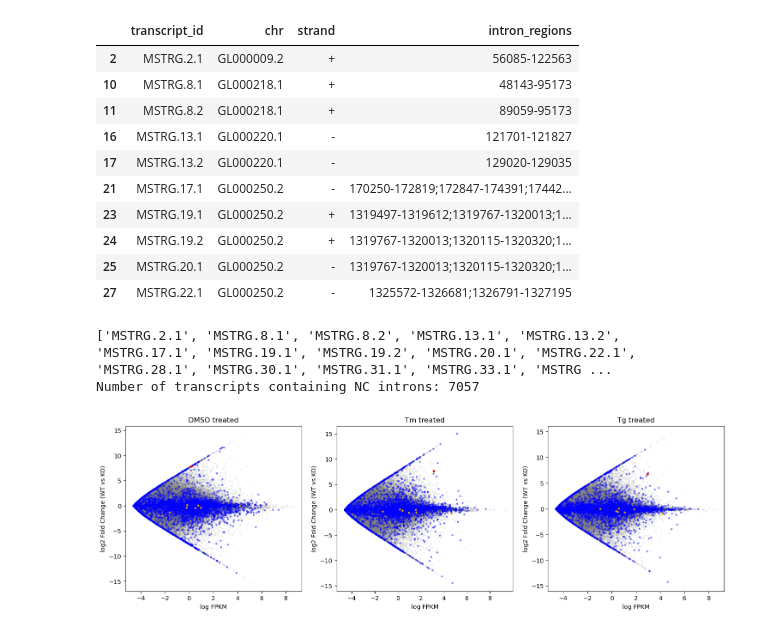
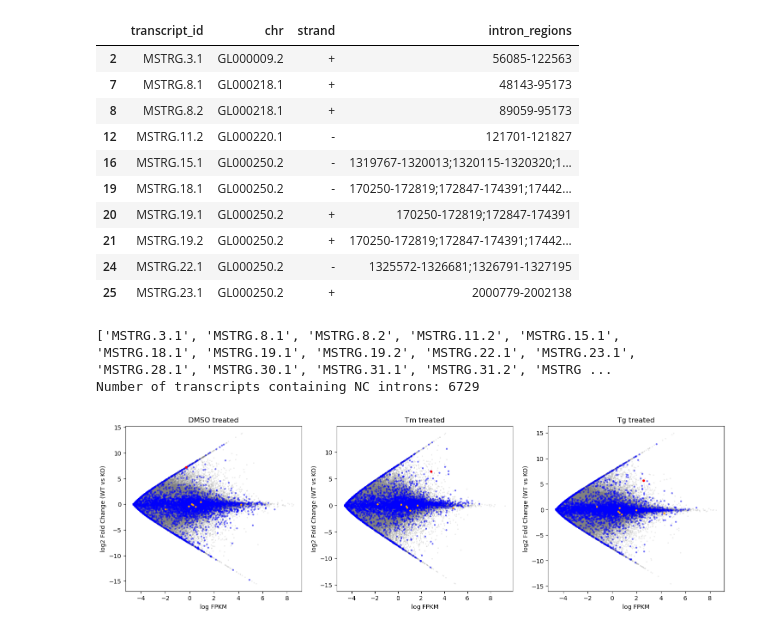
Before and after one commit to SamsaraF/non_canonical_splicing, a Jupyter notebook: workflow/notebooks/stringtie.ipynb, the cells around one changed output. Cells and saved outputs as stored; diff of their text form; code cells hidden in the pictures.

```diff
--- a/workflow/notebooks/stringtie.ipynb
+++ b/workflow/notebooks/stringtie.ipynb
@@ -5,14 +5,14 @@ from collections import defaultdict
 
 os.chdir('/data2/zhoulab/fanweiliang/mouse_IER1_splicing')
 
-all_introns = pd.read_table('results/hela_tm_tg_mix/stringtie_viral/merged.splice_sites.with_types.tsv')
+all_introns = pd.read_table('results/hela_tm_tg_mix/stringtie_viral_porechopabi/merged.splice_sites.with_types.tsv')
 nc_introns = all_introns[all_introns['splice_type'] == 'NC']
 nc_introns_dict = defaultdict(list)
 for idx, row in nc_introns.iterrows():
     nc_introns_dict[f'{row["chr"]}_{row["strand"]}'].append(f'{row["start"]}-{row["end"]}')
 
 all_transcripts = pd.read_table(
-    'results/hela_tm_tg_mix/stringtie_viral/merged.transcript_intron_regions.tsv',
+    'results/hela_tm_tg_mix/stringtie_viral_porechopabi/merged.transcript_intron_regions.tsv',
     header=None, names=['transcript_id', 'chr', 'strand', 'intron_regions'],
     dtype={'transcript_id': str, 'chr': str, 'strand': str, 'intron_regions': str}
 )
@@ -30,23 +30,23 @@ nc_transcripts = all_transcripts[all_transcripts.apply(check_whether_contains_nc
 nc_transcripts.head(10)
 # %% [output]
 |  | transcript_id | chr | strand | intron_regions |
-| 2 | MSTRG.2.1 | GL000009.2 | + | 56085-122563 |
-| 10 | MSTRG.8.1 | GL000218.1 | + | 48143-95173 |
-| 11 | MSTRG.8.2 | GL000218.1 | + | 89059-95173 |
-| 16 | MSTRG.13.1 | GL000220.1 | - | 121701-121827 |
-| 17 | MSTRG.13.2 | GL000220.1 | - | 129020-129035 |
-| 21 | MSTRG.17.1 | GL000250.2 | - | 170250-172819;172847-174391;17442... |
-| 23 | MSTRG.19.1 | GL000250.2 | + | 1319497-1319612;1319767-1320013;1... |
-| 24 | MSTRG.19.2 | GL000250.2 | + | 1319767-1320013;1320115-1320320;1... |
-| 25 | MSTRG.20.1 | GL000250.2 | - | 1319767-1320013;1320115-1320320;1... |
-| 27 | MSTRG.22.1 | GL000250.2 | - | 1325572-1326681;1326791-1327195 |
+| 2 | MSTRG.3.1 | GL000009.2 | + | 56085-122563 |
+| 7 | MSTRG.8.1 | GL000218.1 | + | 48143-95173 |
+| 8 | MSTRG.8.2 | GL000218.1 | + | 89059-95173 |
+| 12 | MSTRG.11.2 | GL000220.1 | - | 121701-121827 |
+| 16 | MSTRG.15.1 | GL000250.2 | - | 1319767-1320013;1320115-1320320;1... |
+| 19 | MSTRG.18.1 | GL000250.2 | - | 170250-172819;172847-174391;17442... |
+| 20 | MSTRG.19.1 | GL000250.2 | + | 170250-172819;172847-174391 |
+| 21 | MSTRG.19.2 | GL000250.2 | + | 170250-172819;172847-174391;17442... |
+| 24 | MSTRG.22.1 | GL000250.2 | - | 1325572-1326681;1326791-1327195 |
+| 25 | MSTRG.23.1 | GL000250.2 | + | 2000779-2002138 |
 # %%
 import os
 
 os.chdir('/data2/zhoulab/fanweiliang/mouse_IER1_splicing')
 
 nc_transcripts_ids = []
-nc_ids_cache = 'results/hela_tm_tg_mix/stringtie_viral/nc_transcripts_ids.txt'
+nc_ids_cache = 'results/hela_tm_tg_mix/stringtie_viral_porechopabi/nc_transcripts_ids.txt'
 if os.path.exists(nc_ids_cache):
     with open(nc_ids_cache, 'r') as f:
         nc_transcripts_ids = [line.strip() for line in f]
@@ -59,8 +59,8 @@ else:
 print(nc_transcripts_ids[:20])
 print(f'Number of transcripts containing NC introns: {len(nc_transcripts_ids)}')
 # %% [output]
-['MSTRG.2.1', 'MSTRG.8.1', 'MSTRG.8.2', 'MSTRG.13.1', 'MSTRG.13.2', 'MSTRG.17.1', 'MSTRG.19.1', 'MSTRG.19.2', 'MSTRG.20.1', 'MSTRG.22.1', 'MSTRG.28.1', 'MSTRG.30.1', 'MSTRG.31.1', 'MSTRG.33.1', 'MSTRG ...
-Number of transcripts containing NC introns: 7057
+['MSTRG.3.1', 'MSTRG.8.1', 'MSTRG.8.2', 'MSTRG.11.2', 'MSTRG.15.1', 'MSTRG.18.1', 'MSTRG.19.1', 'MSTRG.19.2', 'MSTRG.22.1', 'MSTRG.23.1', 'MSTRG.28.1', 'MSTRG.30.1', 'MSTRG.31.1', 'MSTRG.31.2', 'MSTRG ...
+Number of transcripts containing NC introns: 6729
 # %%
 import numpy as np
 import pandas as pd
@@ -74,13 +74,13 @@ stringtie_transcripts = pd.DataFrame()
 for i, sample in enumerate(samples):
     if i == 0:
         stringtie_transcripts = pd.read_csv(
-            f'results/hela_tm_tg_mix/stringtie_viral/{sample}/t_data.ctab',
+            f'results/hela_tm_tg_mix/stringtie_viral_porechopabi/{sample}/t_data.ctab',
             sep='\t', usecols=['chr', 'start', 'end', 't_id', 't_name', 'gene_id', 'FPKM'], index_col='t_id'
         )
         stringtie_transcripts.rename(columns={'FPKM': sample}, inplace=True)
     else:
         tmp_transcripts = pd.read_csv(
-            f'results/hela_tm_tg_mix/stringtie_viral/{sample}/t_data.ctab',
+            f'results/hela_tm_tg_mix/stringtie_viral_porechopabi/{sample}/t_data.ctab',
             sep='\t', usecols=['t_id', 'FPKM'], index_col='t_id'
         )
         stringtie_transcripts[sample] = tmp_transcripts['FPKM']
@@ -88,35 +88,35 @@ for i, sample in enumerate(samples):
 for i, experiment in enumerate(['DMSO', 'Tm', 'Tg']):
     stringtie_transcripts[f'{experiment}_fold_change'] = (stringtie_transcripts[f'WT_{experiment}'] + 0.01) / (stringtie_transcripts[f'KO_{experiment}'] + 0.01)
     stringtie_transcripts[f'{experiment}_log2FC'] = np.log2(stringtie_transcripts[f'{experiment}_fold_change'])
     stringtie_transcripts[f'{experiment}_mean_FPKM'] = stringtie_transcripts[[f'WT_{experiment}', f'KO_{experiment}']].mean(axis=1)
     stringtie_transcripts[f'{experiment}_logFPKM'] = stringtie_transcripts[f'{experiment}_mean_FPKM'].apply(lambda x: np.log(x + 0.01))
 
 plt.figure(figsize=(18, 5))
 
 for i, experiment in enumerate(['DMSO', 'Tm', 'Tg']):
     # Filter out transcripts with zero FPKM in both conditions
     # plot_df = plot_df[(plot_df[['WT', 'KO']] != 0).any(axis=1)]
 
     # MA plot
     plot_df = stringtie_transcripts[[f'{experiment}_logFPKM', f'{experiment}_log2FC', 't_name', 'gene_id']].copy()
     plot_df.columns = ['logFPKM', 'log2FC', 't_name', 'gene_id']
     # highlight some points
     nc_points = plot_df[plot_df['t_name'].isin(nc_transcripts_ids)].copy()
-    xbp1_points = plot_df[plot_df['gene_id'] == 'MSTRG.22589'].copy()
+    xbp1_points = plot_df[plot_df['gene_id'] == 'MSTRG.22477'].copy()
     xbp1s_point = plot_df[plot_df['t_name'] == 'ENST00000344347.6'].copy()
 
     plt.subplot(1, 3, i + 1)
     plt.scatter(plot_df['logFPKM'], plot_df['log2FC'], alpha=0.1, color='gray', s=2)
     plt.scatter(nc_points['logFPKM'], nc_points['log2FC'], alpha=0.4, color='blue', s=5)
     plt.scatter(xbp1_points['logFPKM'], xbp1_points['log2FC'], color='orange', s=5)
     plt.scatter(xbp1s_point['logFPKM'], xbp1s_point['log2FC'], color='red', s=10)
     plt.xlabel('log FPKM')
     plt.ylabel('log2 Fold Change (WT vs KO)')
     plt.title(f'{experiment} treated')
 
 plt.show()
 # %% [output]
-[figure, old version]
+[figure, new version]
 # %%
 nc_fpkm = stringtie_transcripts[stringtie_transcripts['t_name'].isin(nc_transcripts_ids)].copy()
 nc_fpkm = nc_fpkm[nc_fpkm['chr'].str.startswith('chr')]
```
Also changed, not shown: parts of 1 cell of this notebook, 16 other files.
